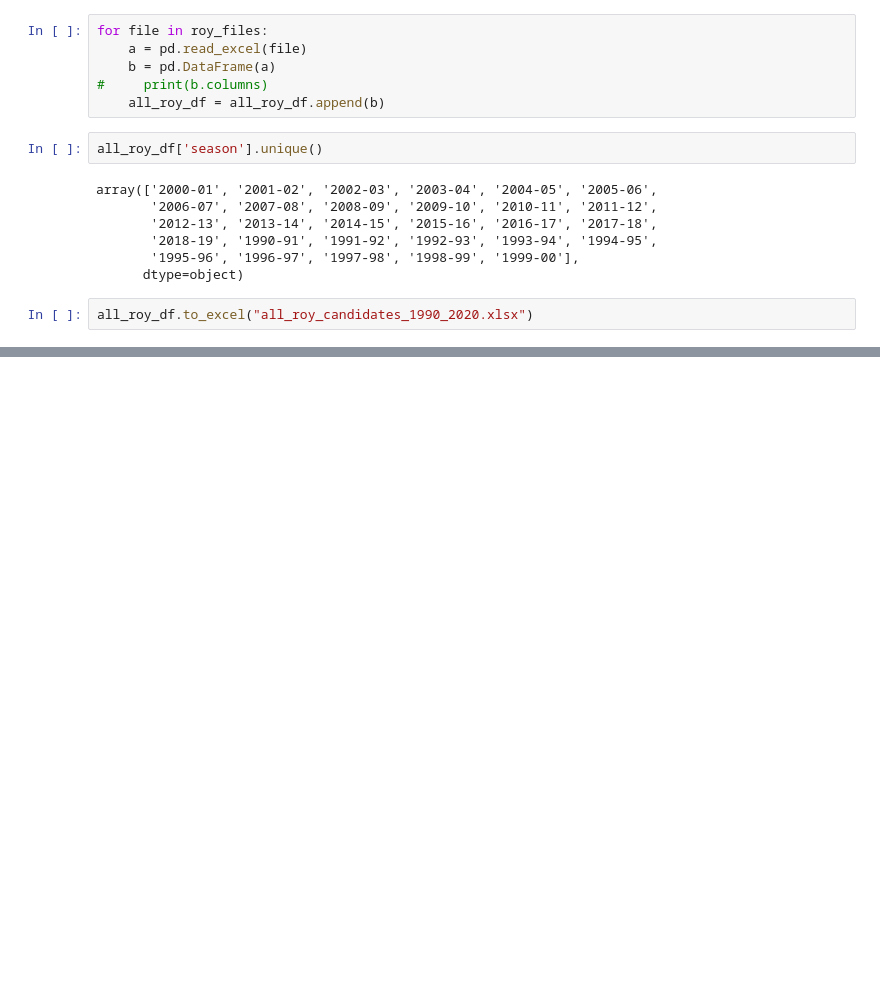
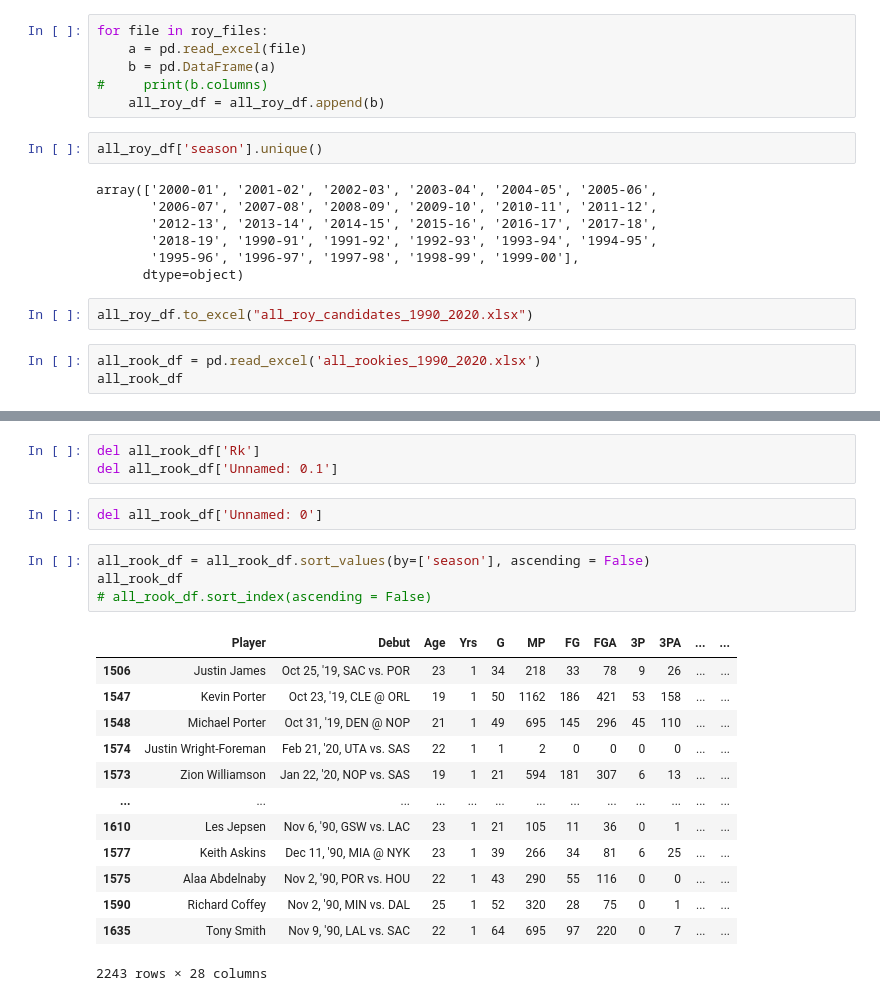
Before and after one commit to RU-DataScience-Group5/BasketballML, a Jupyter notebook: Data/ROY Data/Data Cleaning.ipynb, the cells around one changed output, grey strips where cells are left out. Cells and saved outputs as stored; diff of their text form; blank space fills up the shorter version.

```diff
--- a/Data/ROY Data/Data Cleaning.ipynb
+++ b/Data/ROY Data/Data Cleaning.ipynb
@@ -195,3 +195,6 @@ array(['2000-01', '2001-02', '2002-03', '2003-04', '2004-05', '2005-06',
       dtype=object)
 # %%
 all_roy_df.to_excel("all_roy_candidates_1990_2020.xlsx")
+# %%
+all_rook_df = pd.read_excel('all_rookies_1990_2020.xlsx')
+all_rook_df
@@ -197,0 +215,23 @@ all_roy_df.to_excel("all_roy_candidates_1990_2020.xlsx")
+# %%
+del all_rook_df['Rk']
+del all_rook_df['Unnamed: 0.1']
+# %%
+del all_rook_df['Unnamed: 0']
+# %%
+all_rook_df = all_rook_df.sort_values(by=['season'], ascending = False)
+all_rook_df
+# all_rook_df.sort_index(ascending = False)
+# %% [output]
+|  | Player | Debut | Age | Yrs | G | MP | FG | FGA | 3P | 3PA | ... | ... |
+| 1506 | Justin James | Oct 25, '19, SAC vs. POR | 23 | 1 | 34 | 218 | 33 | 78 | 9 | 26 | ... | ... |
+| 1547 | Kevin Porter | Oct 23, '19, CLE @ ORL | 19 | 1 | 50 | 1162 | 186 | 421 | 53 | 158 | ... | ... |
+| 1548 | Michael Porter | Oct 31, '19, DEN @ NOP | 21 | 1 | 49 | 695 | 145 | 296 | 45 | 110 | ... | ... |
+| 1574 | Justin Wright-Foreman | Feb 21, '20, UTA vs. SAS | 22 | 1 | 1 | 2 | 0 | 0 | 0 | 0 | ... | ... |
+| 1573 | Zion Williamson | Jan 22, '20, NOP vs. SAS | 19 | 1 | 21 | 594 | 181 | 307 | 6 | 13 | ... | ... |
+| ... | ... | ... | ... | ... | ... | ... | ... | ... | ... | ... | ... | ... |
+| 1610 | Les Jepsen | Nov 6, '90, GSW vs. LAC | 23 | 1 | 21 | 105 | 11 | 36 | 0 | 1 | ... | ... |
+| 1577 | Keith Askins | Dec 11, '90, MIA @ NYK | 23 | 1 | 39 | 266 | 34 | 81 | 6 | 25 | ... | ... |
+| 1575 | Alaa Abdelnaby | Nov 2, '90, POR vs. HOU | 22 | 1 | 43 | 290 | 55 | 116 | 0 | 0 | ... | ... |
+| 1590 | Richard Coffey | Nov 2, '90, MIN vs. DAL | 25 | 1 | 52 | 320 | 28 | 75 | 0 | 1 | ... | ... |
+| 1635 | Tony Smith | Nov 9, '90, LAL vs. SAC | 22 | 1 | 64 | 695 | 97 | 220 | 0 | 7 | ... | ... |
+2243 rows × 28 columns
```
Also changed, not shown: parts of 2 cells of this notebook, 2 other files.
